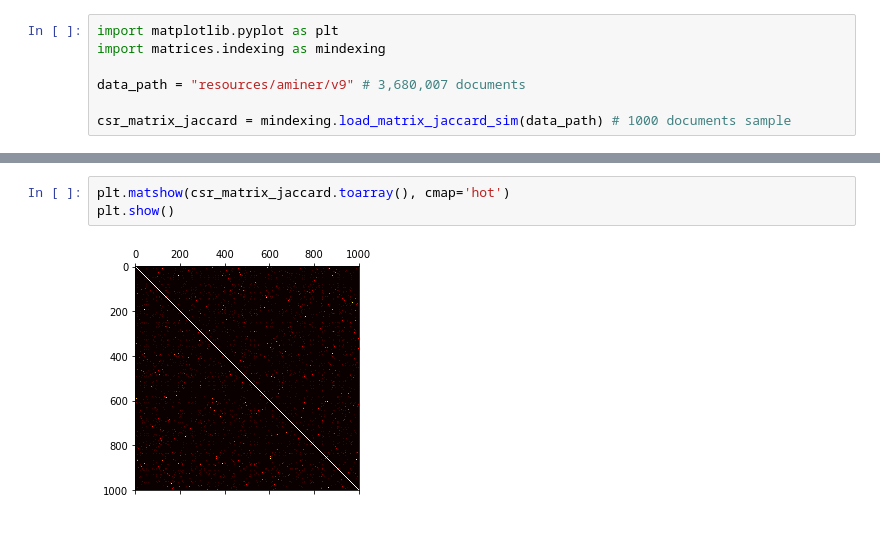
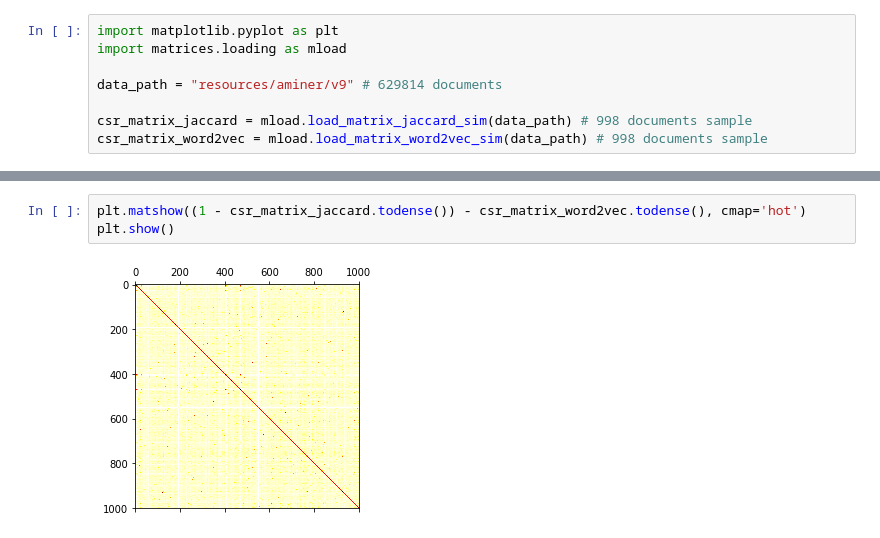
Before and after one commit to sdhdez/article-similarity, a Jupyter notebook: notebooks/loading-matrices-aminer-v9.ipynb, the cells around one changed output, grey strips where cells are left out. Saved outputs shown, nothing was run; the diff lists cells and outputs as text.

Commit message:
Corrections to load matrices.
Signed-off-by: Simon David HERNANDEZ <simondhp@git.totum.one>

```diff
--- a/notebooks/loading-matrices-aminer-v9.ipynb
+++ b/notebooks/loading-matrices-aminer-v9.ipynb
@@ -1,9 +1,10 @@
 # %%
 import matplotlib.pyplot as plt
-import matrices.indexing as mindexing
+import matrices.loading as mload
 
-data_path = "resources/aminer/v9" # 3,680,007 documents
+data_path = "resources/aminer/v9" # 629814 documents
 
-csr_matrix_jaccard = mindexing.load_matrix_jaccard_sim(data_path) # 1000 documents sample
+csr_matrix_jaccard = mload.load_matrix_jaccard_sim(data_path) # 998 documents sample
+csr_matrix_word2vec = mload.load_matrix_word2vec_sim(data_path) # 998 documents sample
 # %% [output]
 Loading indexed jaccard ...
@@ -15,5 +29,5 @@ print(csr_matrix_jaccard.ndim, csr_matrix_jaccard.shape)
 # %%
-plt.matshow(csr_matrix_jaccard.toarray(), cmap='hot')
+plt.matshow((1 - csr_matrix_jaccard.todense()) - csr_matrix_word2vec.todense(), cmap='hot')
 plt.show()
 # %% [output]
-[figure, old version]
+[figure, new version]
```
Also changed, not shown: parts of 4 cells of this notebook, 4 other files.
